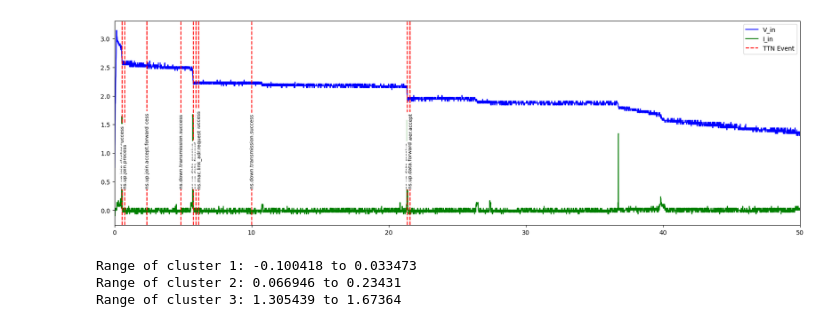
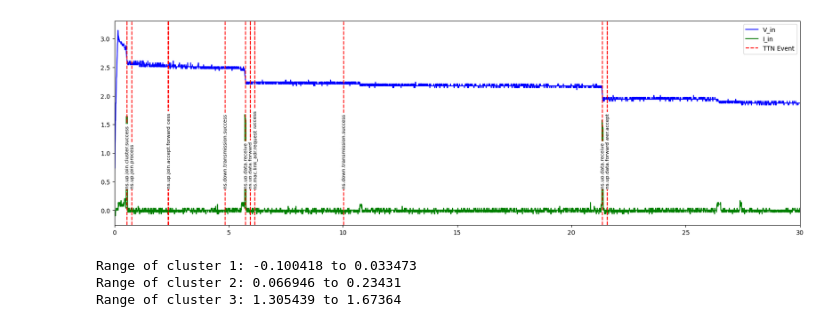
Before and after one commit to caspar/LoRa-Batteryless, a Jupyter notebook: 4-5 _ Cap_After_Vreg/viz.ipynb, the cells around one changed output. Cells and saved outputs as stored; diff of their text form; code cells hidden in the pictures.

Commit message:
Model results plot fix

```diff
--- a/4-5 _ Cap_After_Vreg/viz.ipynb
+++ b/4-5 _ Cap_After_Vreg/viz.ipynb
@@ -24,7 +23,7 @@ def getFirstIndex(your_list):
 
 file = '220ms_40mF1'
 lower_limit = 0
-upper_limit = 50
+upper_limit = 30
 offset = 0.55
 
 scope_data = pd.read_csv('./Scope/{}.csv'.format(file))
@@ -32,34 +31,34 @@ scope_data = pd.read_csv('./Scope/{}.csv'.format(file))
 plt.figure(figsize=(20, 6))
 plt.plot(scope_data['second'], scope_data['V_in'], color='b', label="V_in")
 plt.plot(scope_data['second'], scope_data['I_in'], color='g', label="I_in")
 
 ttn_json = open('./TTN/{}.json'.format(file))
 ttn_logs = json.load(ttn_json)
 ttn_logs.reverse()
 if ttn_logs[0]['name'] == 'synthetic.status.cleared':
     ttn_logs = ttn_logs[1:]
 ttn_json.close()
 
 events = []
 timestamps = []
 reference_time = datetime.fromisoformat(ttn_logs[0]['time'])
 for log in ttn_logs:
     events.append(log['name'])
     time_elapsed = (datetime.fromisoformat(log['time']) - reference_time).total_seconds()
     timestamps.append(time_elapsed)
 
 for timestamp, event in zip(timestamps, events):
     time = timestamp+offset
     line = plt.axvline(x=time, color='r', linestyle='--')
     plt.annotate(event, xy=(time, 0), xytext=(time, 0.4), color='black', ha='center', fontsize=8,
         rotation=90, bbox=dict(facecolor='white', edgecolor='none', boxstyle='round,pad=0.2'))
 plt.plot([], [], color='r', linestyle='--', label='TTN Event')
 
 plt.xlim(lower_limit, upper_limit)
 plt.legend(loc='upper right')
 plt.show()
 # %% [output]
-[figure, old version]
+[figure, new version]
 # %%
 #################################################
 #                                               #
```
Also changed, not shown: parts of 2 cells of this notebook.
